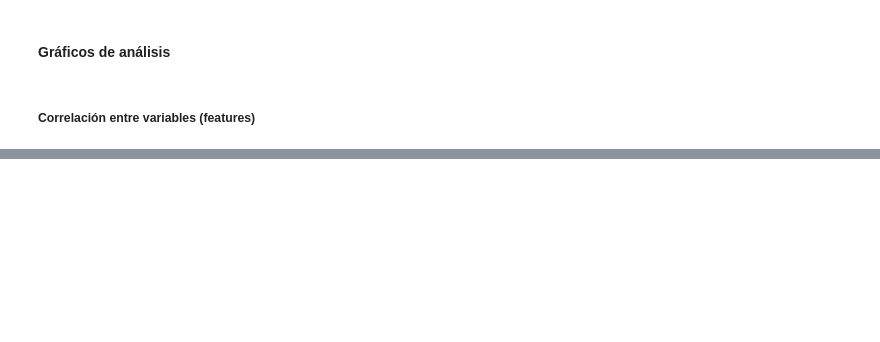
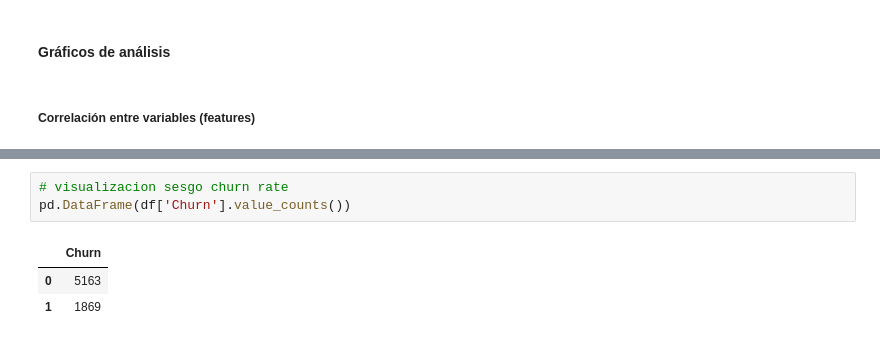
Before and after one commit to geomaedhros/ML-dtree-testing, a Jupyter notebook: code/230707_VGS_S11L1.ipynb, the cells around one changed output, grey strips where cells are left out. Cells and saved outputs as stored; diff of their text form; blank space fills up the shorter version.

```diff
--- a/code/230707_VGS_S11L1.ipynb
+++ b/code/230707_VGS_S11L1.ipynb
@@ -191,0 +234,7 @@ sns.heatmap(corr_data,
+# %%
+# visualizacion sesgo churn rate
+pd.DataFrame(df['Churn'].value_counts())
+# %% [output]
+|  | Churn |
+| 0 | 5163 |
+| 1 | 1869 |
```
Also changed, not shown: parts of 11 cells of this notebook.
